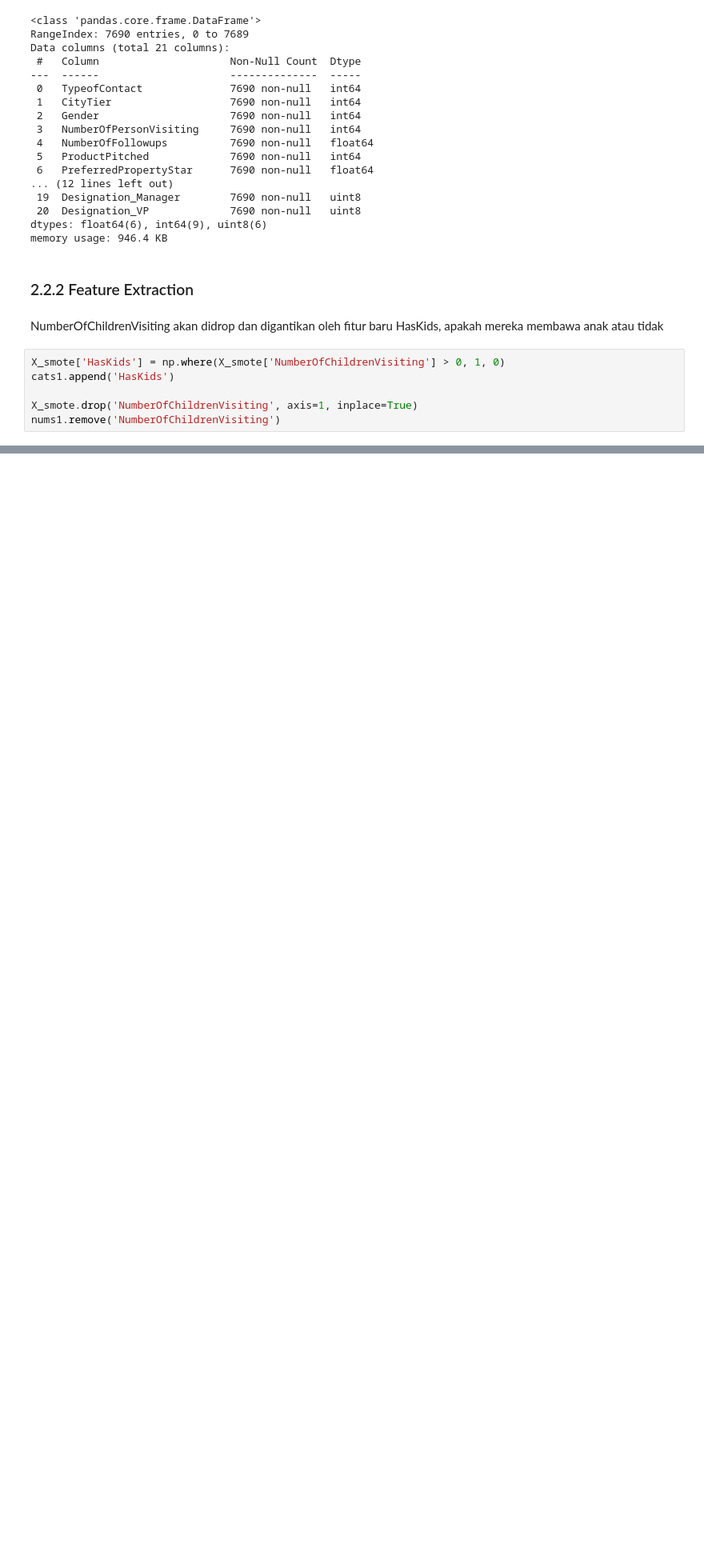
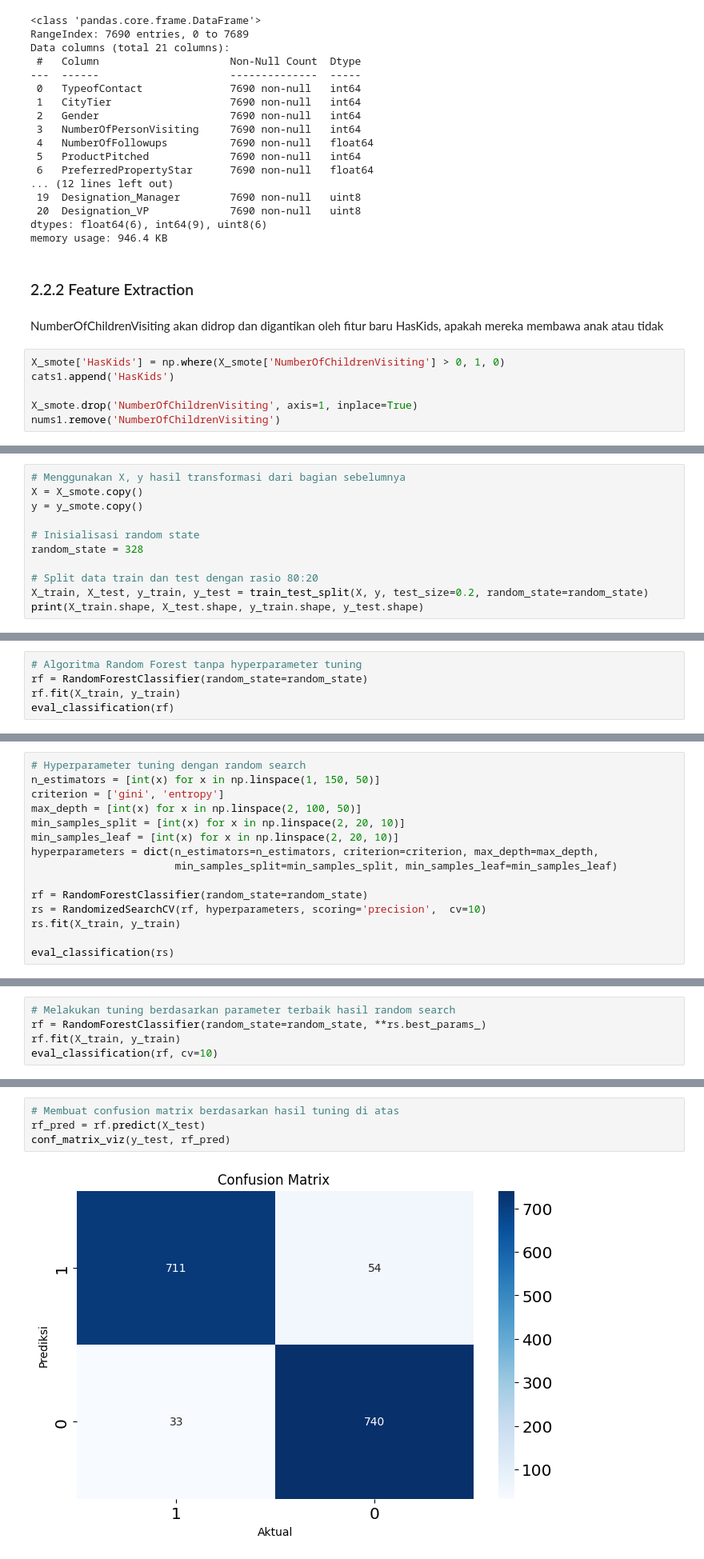
Before and after one commit to andreadeputra/Rakamin_Final_Project, a Jupyter notebook: Infinity.ipynb, the cells around one changed output, grey strips where cells are left out. Shown at 80% size. Cells and saved outputs as stored; diff of their text form; blank space fills up the shorter version.

Commit message:
Updates modeling, adds random forest

```diff
--- a/Infinity.ipynb
+++ b/Infinity.ipynb
@@ -902,0 +965,11 @@ for p in g.patches:
+# %%
+# Menggunakan X, y hasil transformasi dari bagian sebelumnya
+X = X_smote.copy()
+y = y_smote.copy()
+
+# Inisialisasi random state
+random_state = 328
+
+# Split data train dan test dengan rasio 80:20
+X_train, X_test, y_train, y_test = train_test_split(X, y, test_size=0.2, random_state=random_state)
+print(X_train.shape, X_test.shape, y_train.shape, y_test.shape)
@@ -902,0 +1004,5 @@ for p in g.patches:
+# %%
+# Algoritma Random Forest tanpa hyperparameter tuning
+rf = RandomForestClassifier(random_state=random_state)
+rf.fit(X_train, y_train)
+eval_classification(rf)
@@ -902,0 +1021,15 @@ for p in g.patches:
+# %%
+# Hyperparameter tuning dengan random search
+n_estimators = [int(x) for x in np.linspace(1, 150, 50)]
+criterion = ['gini', 'entropy']
+max_depth = [int(x) for x in np.linspace(2, 100, 50)]
+min_samples_split = [int(x) for x in np.linspace(2, 20, 10)]
+min_samples_leaf = [int(x) for x in np.linspace(2, 20, 10)]
+hyperparameters = dict(n_estimators=n_estimators, criterion=criterion, max_depth=max_depth,
+                       min_samples_split=min_samples_split, min_samples_leaf=min_samples_leaf)
+
+rf = RandomForestClassifier(random_state=random_state)
+rs = RandomizedSearchCV(rf, hyperparameters, scoring='precision',  cv=10)
+rs.fit(X_train, y_train)
+
+eval_classification(rs)
@@ -902,0 +1048,5 @@ for p in g.patches:
+# %%
+# Melakukan tuning berdasarkan parameter terbaik hasil random search
+rf = RandomForestClassifier(random_state=random_state, **rs.best_params_)
+rf.fit(X_train, y_train)
+eval_classification(rf, cv=10)
@@ -902,0 +1065,6 @@ for p in g.patches:
+# %%
+# Membuat confusion matrix berdasarkan hasil tuning di atas
+rf_pred = rf.predict(X_test)
+conf_matrix_viz(y_test, rf_pred)
+# %% [output]
+[figure, added]
```
Also changed, not shown: parts of 21 cells of this notebook.
